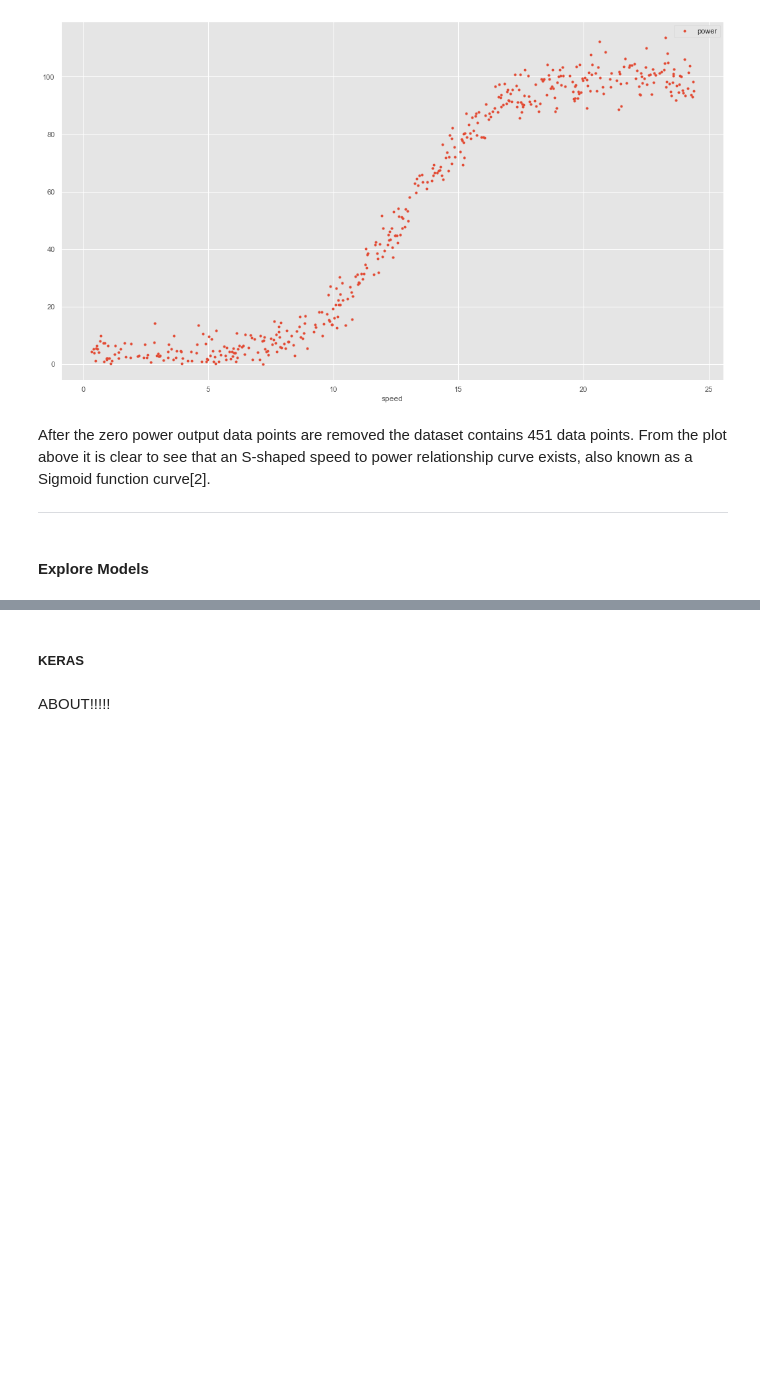
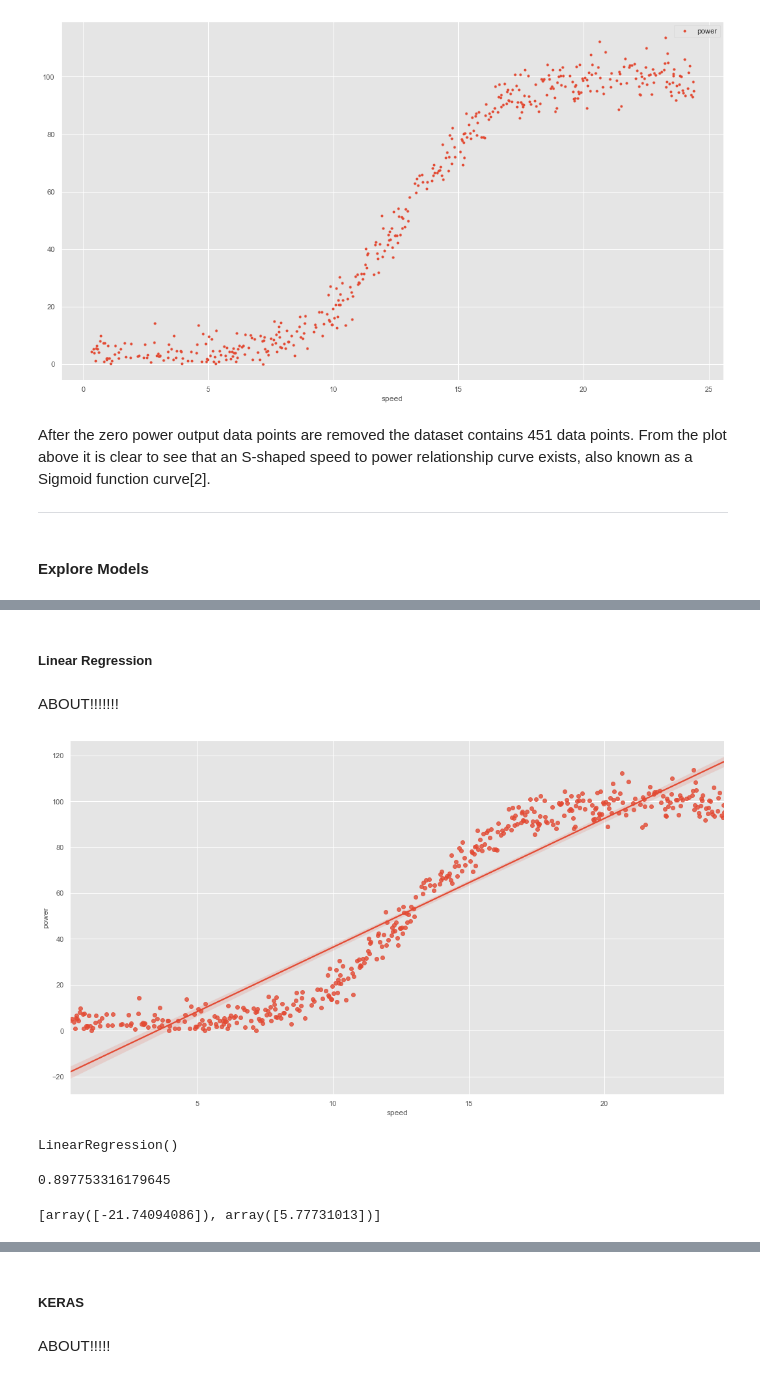
Before and after one commit to dconn20/MachineLearning.Project, a Jupyter notebook: Machine Learning & Statistics Project 2020.ipynb, the cells around one changed output, grey strips where cells are left out. Saved outputs shown, nothing was run; the diff lists cells and outputs as text; code cells hidden in the pictures; blank space fills up the shorter version.

```diff
--- a/Machine Learning & Statistics Project 2020.ipynb
+++ b/Machine Learning & Statistics Project 2020.ipynb
@@ -279,0 +196,29 @@ knn.predict
+# %% [markdown]
+##### Linear Regression
+# %% [markdown]
+ABOUT!!!!!!!
+# %%
+# Plotting the line of best fit
+sns.regplot(x="speed", y="power", data=df)
+plt.show()
+# %% [output]
+[figure, added]
+# %%
+# Creating the model
+lin_model = LinearRegression()
+
+# Training the model with training data
+lin_model.fit(x_train, y_train)
+# %% [output]
+LinearRegression()
+# %%
+# Evaluate the model
+r2 = lin_model.score(x,y)
+r2
+# %% [output]
+0.897753316179645
+# %%
+p = [lin_model.intercept_, lin_model.coef_[0]]
+p
+# %% [output]
+[array([-21.74094086]), array([5.77731013])]
```
Also changed, not shown: parts of 41 cells of this notebook, 1 other file.
